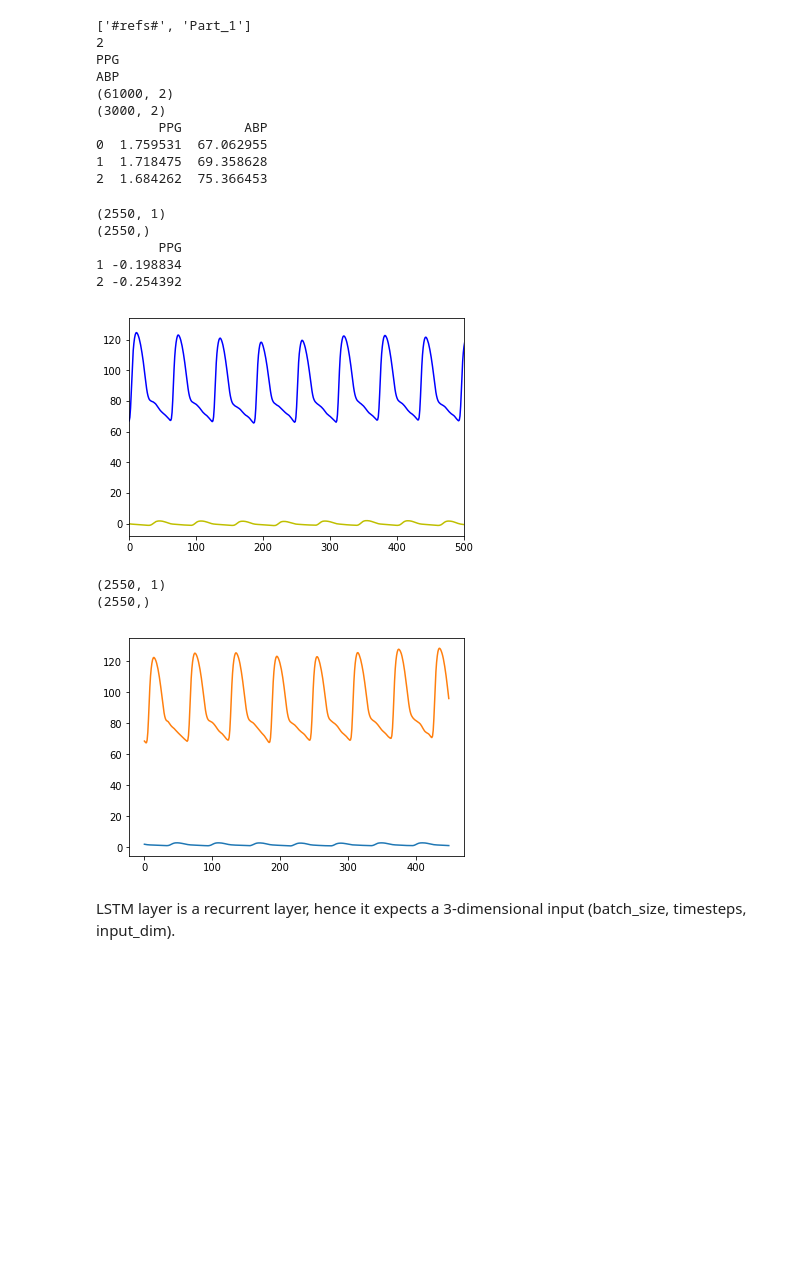
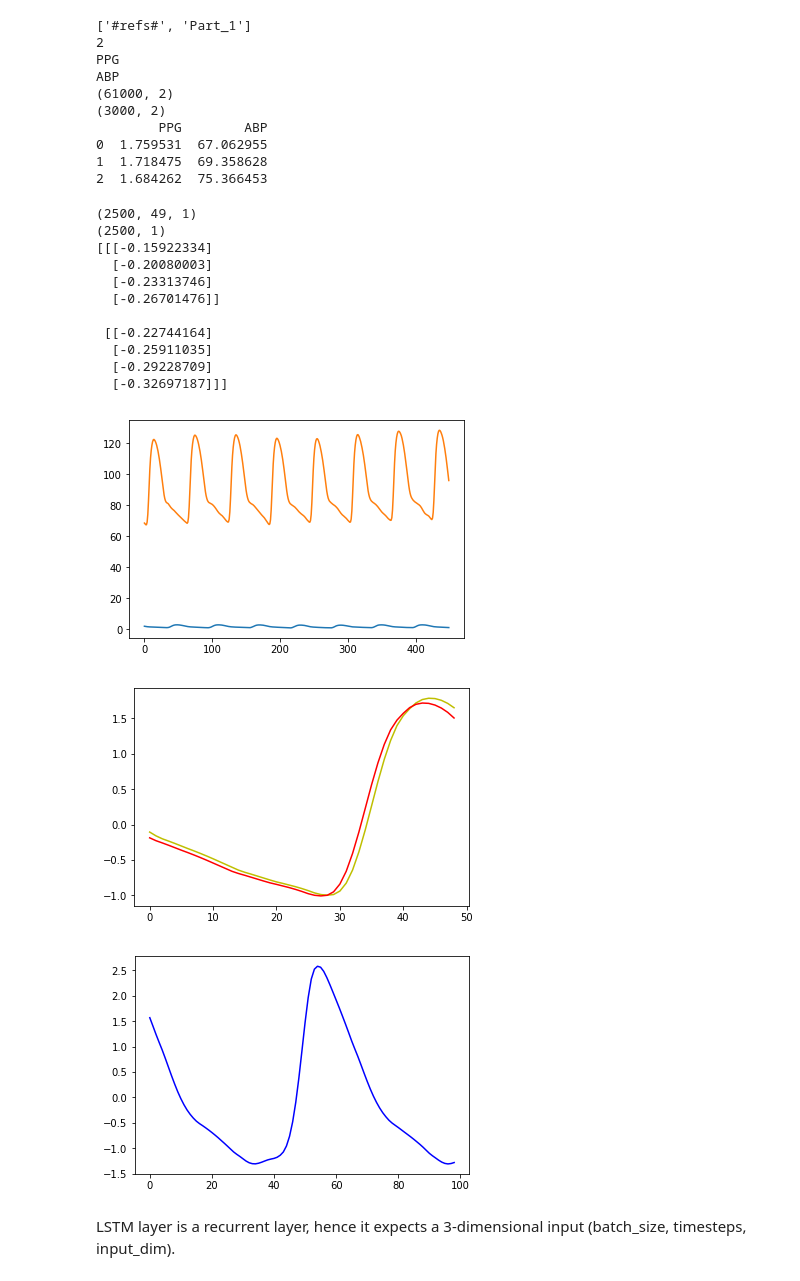
Before and after one commit to hossein20s/Average_Blood_Pressure_estimation, a Jupyter notebook: PPG2BloodPressure.ipynb, the cells around one changed output. Cells and saved outputs as stored; diff of their text form; code cells hidden in the pictures; blank space fills up the shorter version.

```diff
--- a/PPG2BloodPressure.ipynb
+++ b/PPG2BloodPressure.ipynb
@@ -41,16 +220,15 @@ Check out https://machinelearningmastery.com/encoder-decoder-attention-sequence-
 %run gdrive/My\ Drive/lib/data.io.lib.ipynb
 
 import json
-jsonfile = REPO_DIR + '/config.2dense.json'
-configs = json.load(open(jsonfile, 'r'))
+CONFIG_JSON_FILE = REPO_DIR + '/config.basic.lstm.json'
+#CONFIG_JSON_FILE = REPO_DIR + '/config.2denselstm.json'
 
+configs = json.load(open(CONFIG_JSON_FILE, 'r'))
 data = DataLoader(
 	os.path.join('data', configs['data']['filename']),
 	configs['data']['train_test_split'],
 	configs['data']['columns']
 )
-model = theModel()
-model.build_model(configs)
 # %% [output]
 models.lib Version:  3.0
 data.io.lib Version:  3.1
@@ -96,54 +280,56 @@ ABP
 # %%
 import matplotlib.pyplot as plt
 
+useLSTM = True
+
 print(x.shape)
 print(y.shape)
-print(x[1:3])
+if(useLSTM):
+  print(x[1:3,1:5])
 
-def _plot0(x, y):
+def _plot(x, y):
   plt.plot(x, 'y')
   plt.plot(y,'b')
   plt.xlim(0,500)
 #  plt.ylim(ymin, ymax)
   plt.show()
 
 
-def _plot(x, y):
+def _plotX(x, y):
   plt.plot(x, 'y')
   plt.plot(y[0],'b')
   plt.plot(y[1],'g')
   plt.ylim(-3,3)
   plt.show()
-def _ploty(x, y, ymin, ymax):
-  plt.plot(x, 'y')
+def _plotLSTM(x, y, ymin=None, ymax=None):
+  plt.plot(x[0], 'y')
+  plt.plot(x[1], 'r')
+  plt.show()
   plt.plot(y,'b')
-  plt.ylim(ymin, ymax)
+  if ymin is not None and ymax is not None:
+    plt.ylim(ymin, ymax)
   plt.show()
 
+plt.plot(data.data_test)
+plt.show()
+
 #_plot(data.data_train[1:100,0], x[:,:,0])
-#_ploty(data.data_train[1:100,1], y[1:100,0], 50, 150)
-_plot0(x,y)
+if useLSTM:
+  _plotLSTM(x[1:100], y[1:100])#, 50, 150)
+else:
+  _plot0(x,y)
 # %% [output]
-(2550, 1)
-(2550,)
-        PPG
-1 -0.198834
-2 -0.254392
+(2500, 49, 1)
+(2500, 1)
+[[[-0.15922334]
+  [-0.20080003]
+  [-0.23313746]
+  [-0.26701476]]
+
+ [[-0.22744164]
+  [-0.25911035]
+  [-0.29228709]
+  [-0.32697187]]]
-[figure, old version]
+[figure, new version]
+[figure, added]
+[figure, added]
-# %%
-
-import matplotlib.pyplot as plt
-
-print(x.shape)
-print(y.shape)
-plt.plot(data.data_test)
-plt.show()
-
-
-#x = x.reshape(2500,1,49)
-#y = y.reshape(2500,1)
-#print(x[0,0])
-# %% [output]
-(2550, 1)
-(2550,)
-[figure, removed]
```
Also changed, not shown: parts of 19 cells of this notebook.
